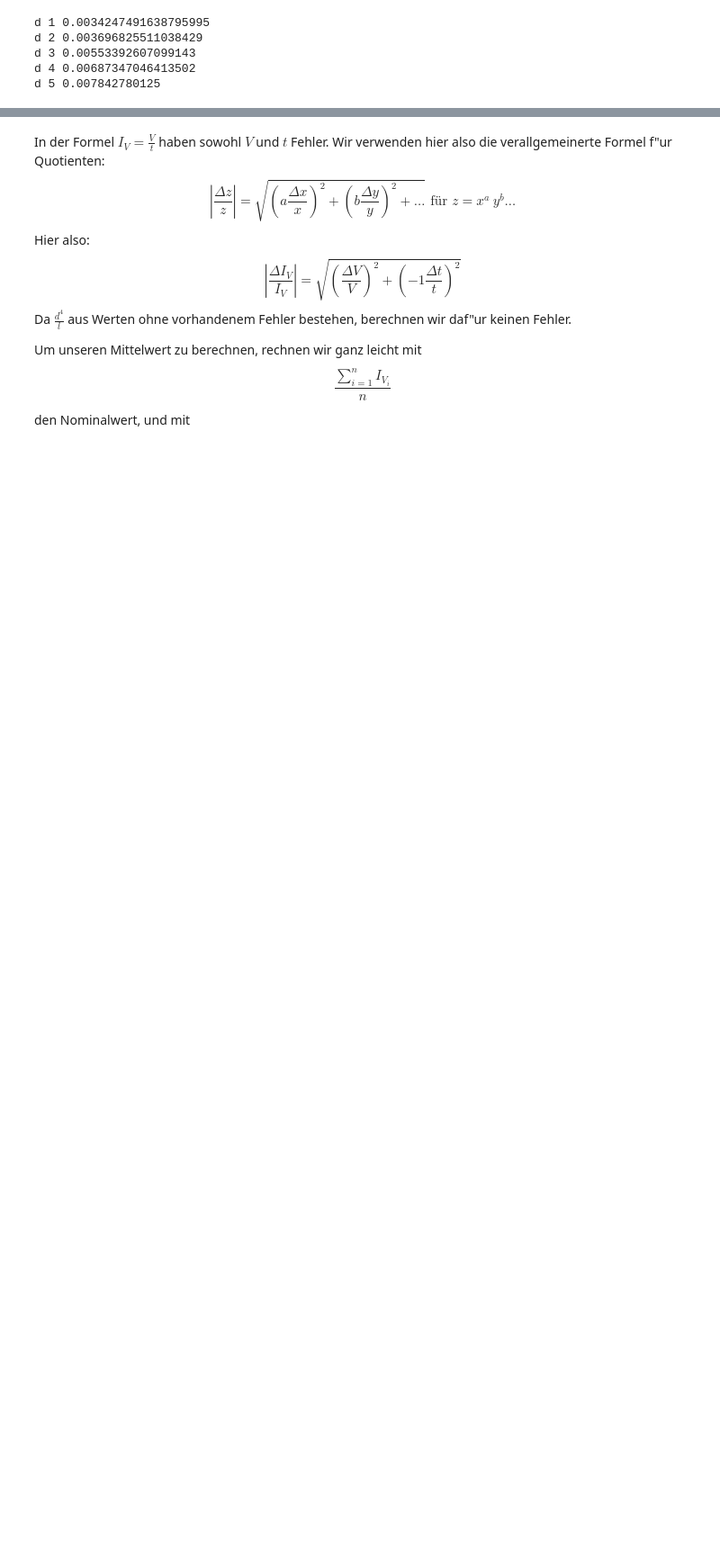
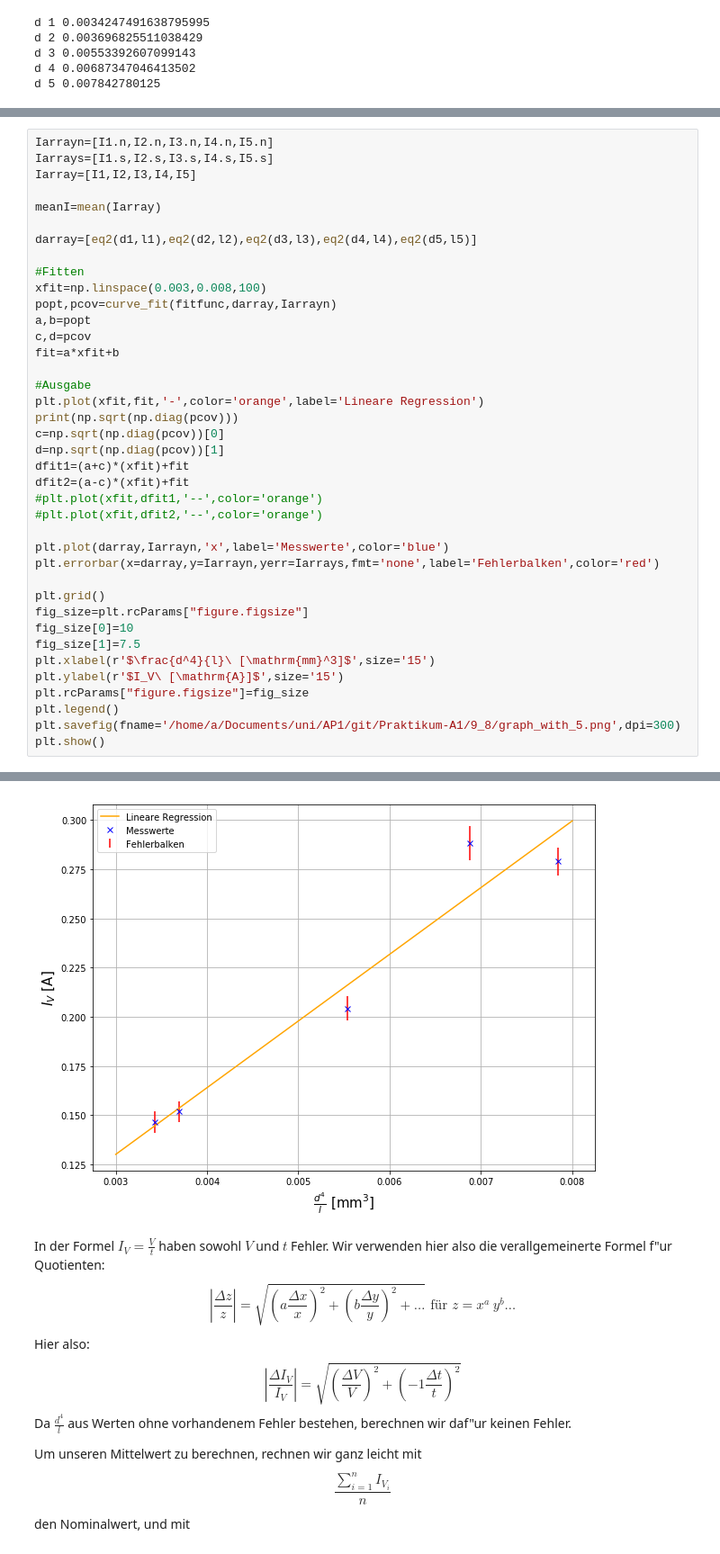
Before and after one commit to BigThonkers/APAP1, a Jupyter notebook: 9_8/Python_6.ipynb, the cells around one changed output, grey strips where cells are left out. Shown at 90% size. Cells and saved outputs as stored; diff of their text form; blank space fills up the shorter version.

```diff
--- a/9_8/Python_6.ipynb
+++ b/9_8/Python_6.ipynb
@@ -115,0 +116,40 @@ plt.show()
+# %%
+Iarrayn=[I1.n,I2.n,I3.n,I4.n,I5.n]
+Iarrays=[I1.s,I2.s,I3.s,I4.s,I5.s]
+Iarray=[I1,I2,I3,I4,I5]
+
+meanI=mean(Iarray)
+
+darray=[eq2(d1,l1),eq2(d2,l2),eq2(d3,l3),eq2(d4,l4),eq2(d5,l5)]
+
+#Fitten
+xfit=np.linspace(0.003,0.008,100)
+popt,pcov=curve_fit(fitfunc,darray,Iarrayn)
+a,b=popt
+c,d=pcov
+fit=a*xfit+b
+
+#Ausgabe
+plt.plot(xfit,fit,'-',color='orange',label='Lineare Regression')
+print(np.sqrt(np.diag(pcov)))
+c=np.sqrt(np.diag(pcov))[0]
+d=np.sqrt(np.diag(pcov))[1]
+dfit1=(a+c)*(xfit)+fit
+dfit2=(a-c)*(xfit)+fit
+#plt.plot(xfit,dfit1,'--',color='orange')
+#plt.plot(xfit,dfit2,'--',color='orange')
+
+plt.plot(darray,Iarrayn,'x',label='Messwerte',color='blue')
+plt.errorbar(x=darray,y=Iarrayn,yerr=Iarrays,fmt='none',label='Fehlerbalken',color='red')
+
+plt.grid()
+fig_size=plt.rcParams["figure.figsize"]
+fig_size[0]=10
+fig_size[1]=7.5
+plt.xlabel(r'$\frac{d^4}{l}\ [\mathrm{mm}^3]$',size='15')
+plt.ylabel(r'$I_V\ [\mathrm{A}]$',size='15')
+plt.rcParams["figure.figsize"]=fig_size
+plt.legend()
+plt.savefig(fname='/home/a/Documents/uni/AP1/git/Praktikum-A1/9_8/graph_with_5.png',dpi=300)
+plt.show()
+# %% [output]
@@ -116,3 +157,4 @@ plt.show()
+[figure, added]
 # %% [markdown]
 In der Formel $I_V=\frac{V}{t}$ haben sowohl $V$ und $t$ Fehler. Wir verwenden hier also die verallgemeinerte Formel f\"ur Quotienten:
 $$
```
Also changed, not shown: parts of 4 cells of this notebook, 2 other files.
